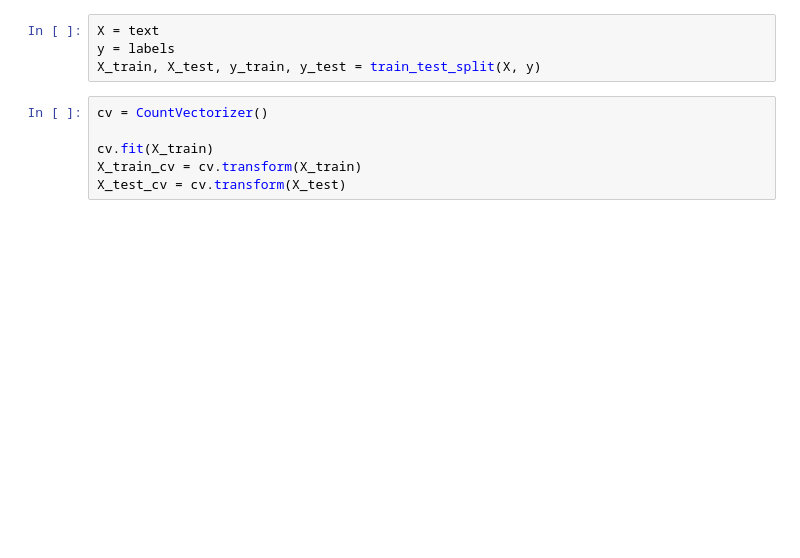
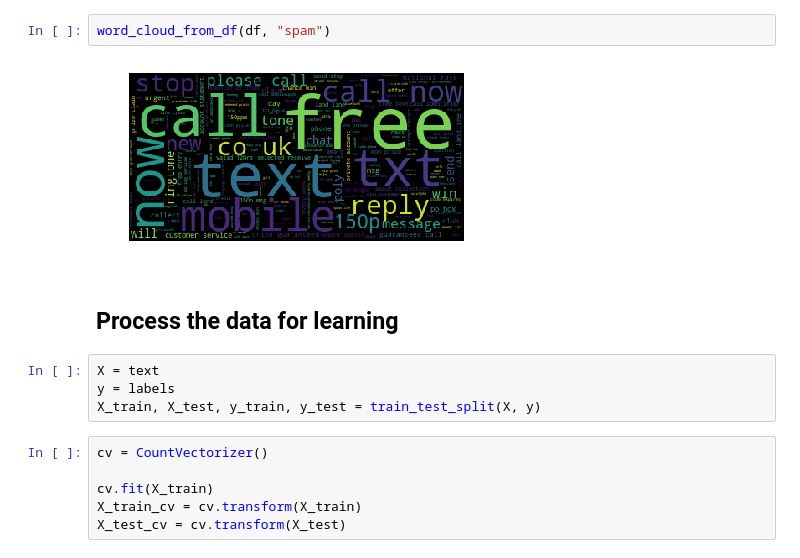
Before and after one commit to edkrueger/NLP, a Jupyter notebook: span-detector-text/spam-detector-text.ipynb, the cells around one changed output. Saved outputs shown, nothing was run; the diff lists cells and outputs as text; blank space fills up the shorter version.

```diff
--- a/span-detector-text/spam-detector-text.ipynb
+++ b/span-detector-text/spam-detector-text.ipynb
@@ -18,3 +80,9 @@ text = df["text"].values
+# %%
+word_cloud_from_df(df, "spam")
+# %% [output]
+[figure, added]
+# %% [markdown]
+## Process the data for learning
 # %%
 X = text
 y = labels
```
Also changed, not shown: parts of 25 cells of this notebook.
